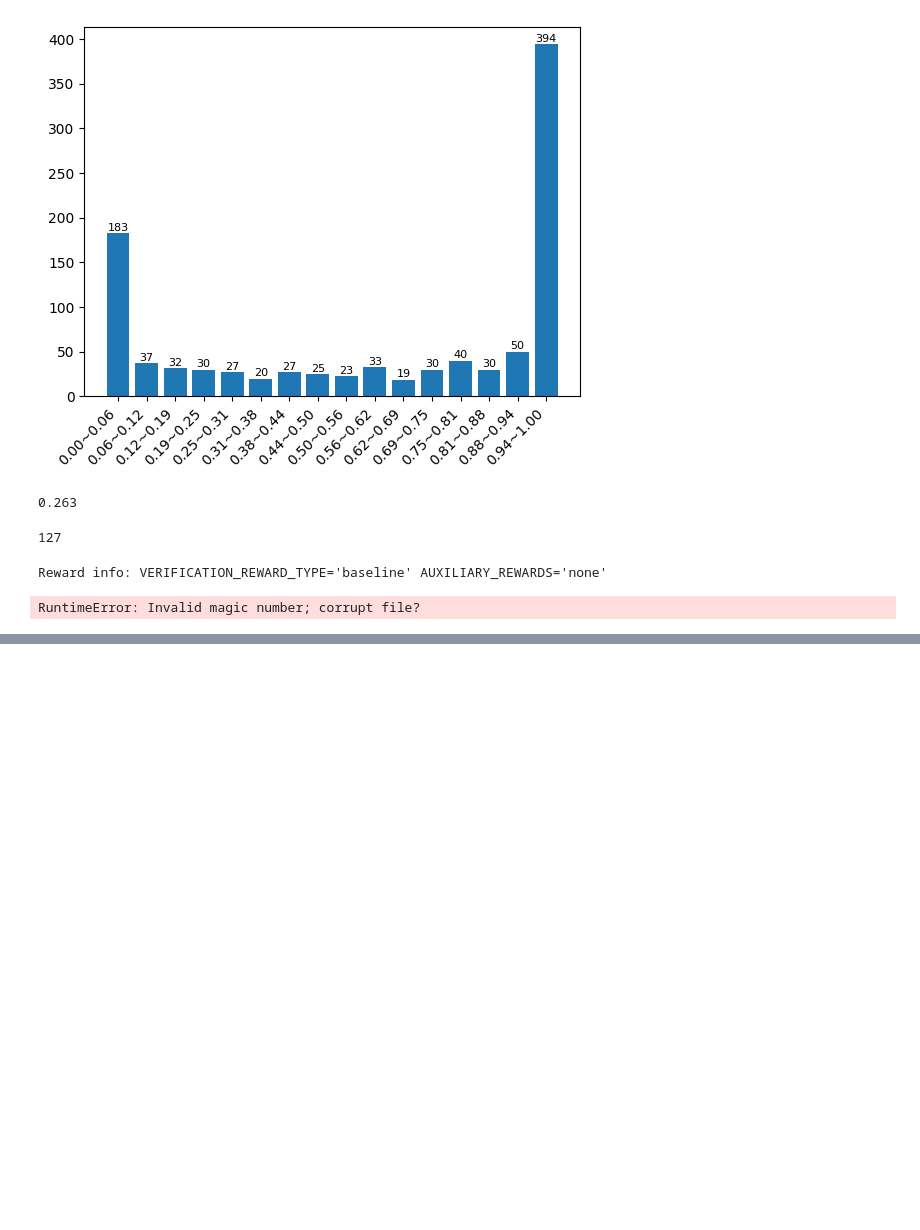
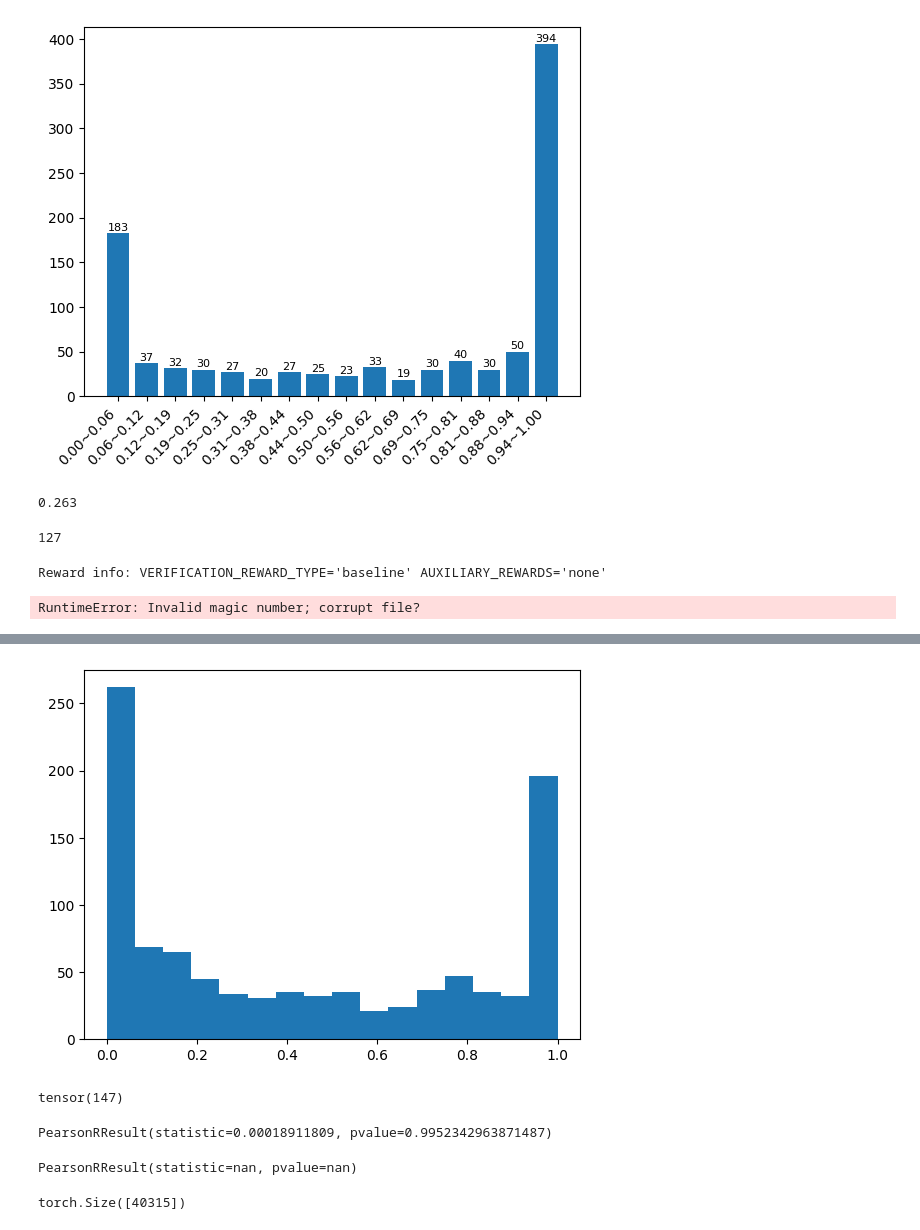
Before and after one commit to godlikehhd/Efficient-RL, a Jupyter notebook: analysis_data/analysis.ipynb, the cells around one changed output, grey strips where cells are left out. Cells and saved outputs as stored; diff of their text form; code cells hidden in the pictures; blank space fills up the shorter version.

```diff
--- a/analysis_data/analysis.ipynb
+++ b/analysis_data/analysis.ipynb
@@ -388,0 +492,2 @@ data.keys()
+# %%
+correct_ratio = torch.tensor(correct_ratio, dtype=torch.float32)
@@ -388,0 +498,4 @@ data.keys()
+# %%
+log_probs_sample = total_log_probs[:, 0]
+entropy_sample = total_entropy[:, 0]
+log_probs_sample.shape
@@ -388,0 +512,7 @@ data.keys()
+# %%
+s_log_probs = torch.exp(log_probs_sample)
+mu = torch.mean(s_log_probs)
+scores = 1 - (s_log_probs - mu) ** 2
+# %%
+values, idx = torch.sort(scores, descending=True)
+values[:10]
@@ -388,0 +541,13 @@ data.keys()
+# %%
+idx_1k = idx[:1000]
+values_1k = values[:1000]
+correct_ratio_1k = correct_ratio[idx_1k]
+import matplotlib.pyplot as plt
+plt.hist(correct_ratio_1k.numpy(), bins=16)
+plt.show()
+# %% [output]
+[figure, added]
+# %%
+torch.sum(correct_ratio_1k==1)
+# %% [output]
+tensor(147)
@@ -388,0 +556,18 @@ data.keys()
+# %%
+import pandas as pd
+import numpy as np
+from scipy.stats import pearsonr, spearmanr
+
+corr1 = pearsonr(correct_ratio_1k, values_1k)
+corr1
+# %% [output]
+PearsonRResult(statistic=0.00018911809, pvalue=0.9952342963871487)
+# %%
+corr_entropy = pearsonr(correct_ratio, entropy_sample)
+corr_entropy
+# %% [output]
+PearsonRResult(statistic=nan, pvalue=nan)
+# %%
+entropy_sample.shape
+# %% [output]
+torch.Size([40315])
```
Also changed, not shown: parts of 26 cells of this notebook, 7 other files.
